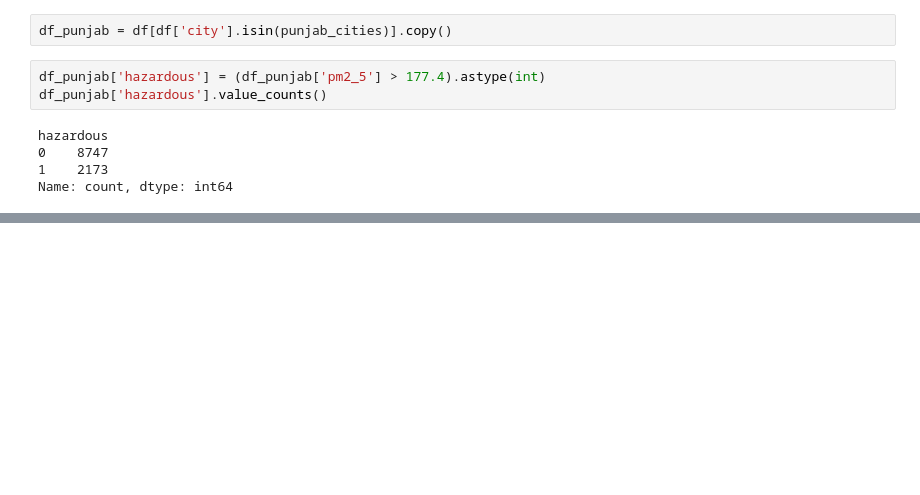
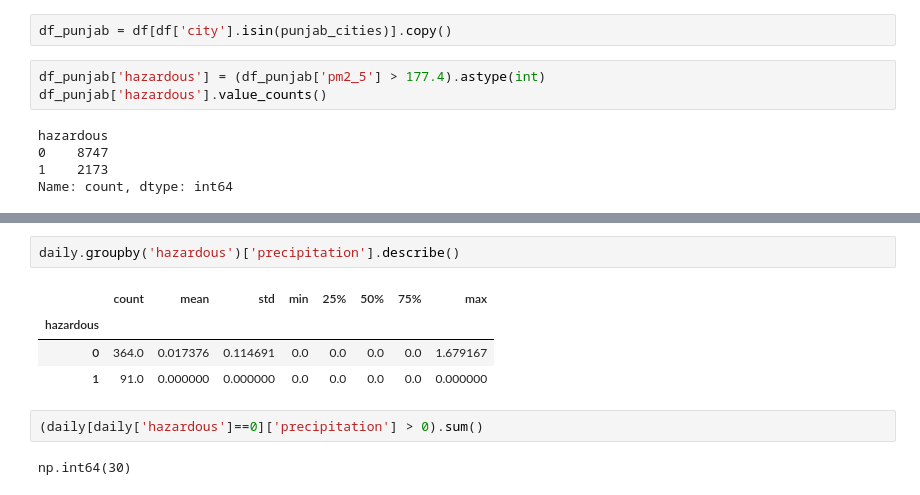
Before and after one commit to zenab-s/lahore-smog-prediction, a Jupyter notebook: notebooks/01_data_exploration.ipynb, the cells around one changed output, grey strips where cells are left out. Drawn from its saved outputs; the diff is of its cells as text; blank space fills up the shorter version.

```diff
--- a/notebooks/01_data_exploration.ipynb
+++ b/notebooks/01_data_exploration.ipynb
@@ -214,0 +384,11 @@ Name: count, dtype: int64
+# %%
+daily.groupby('hazardous')['precipitation'].describe()
+# %% [output]
+|  | count | mean | std | min | 25% | 50% | 75% | max |
+| hazardous |  |  |  |  |  |  |  |  |
+| 0 | 364.0 | 0.017376 | 0.114691 | 0.0 | 0.0 | 0.0 | 0.0 | 1.679167 |
+| 1 | 91.0 | 0.000000 | 0.000000 | 0.0 | 0.0 | 0.0 | 0.0 | 0.000000 |
+# %%
+(daily[daily['hazardous']==0]['precipitation'] > 0).sum()
+# %% [output]
+np.int64(30)
```
Also changed, not shown: parts of 14 cells of this notebook.
